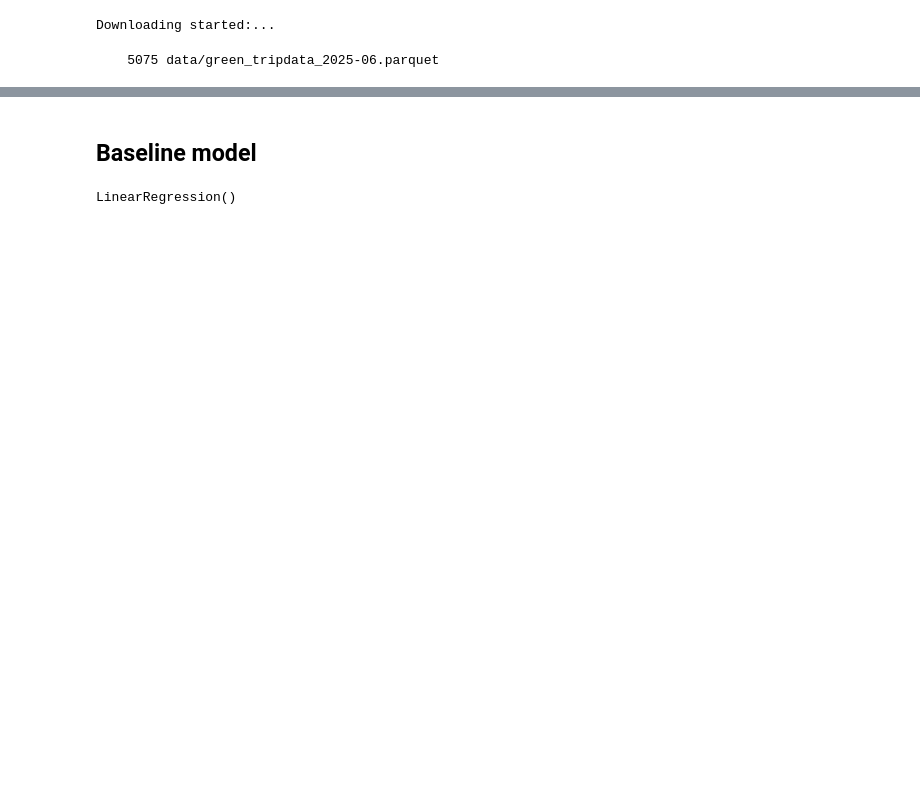
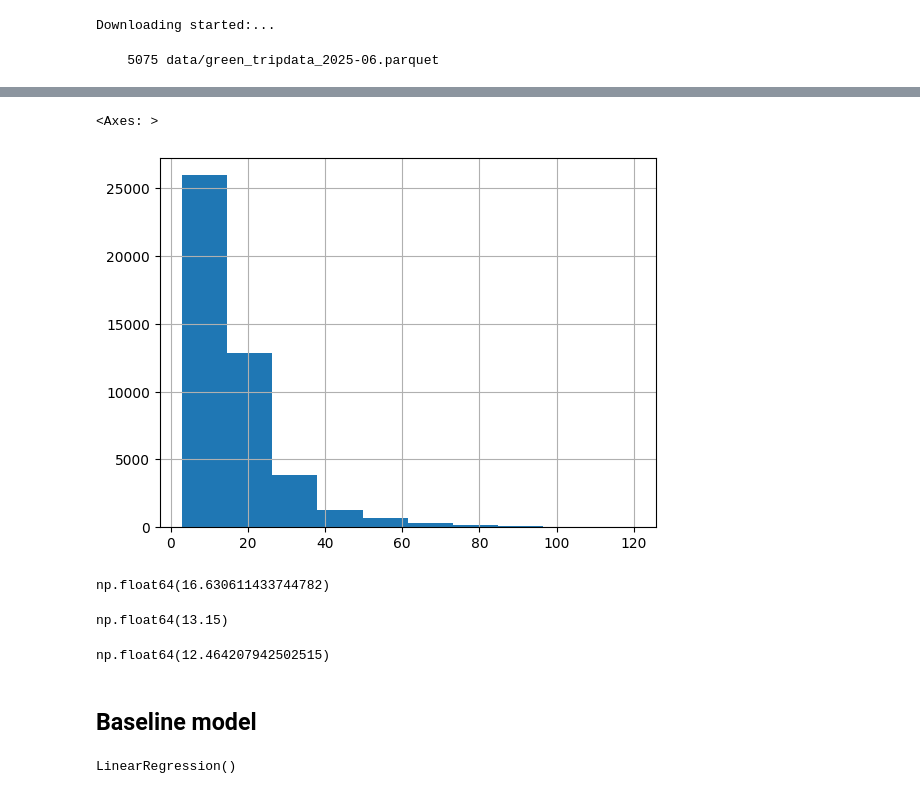
Before and after one commit to emeli-dral/a_experiments_2025, a Jupyter notebook: regression_experiment.ipynb, the cells around one changed output, grey strips where cells are left out. Saved outputs shown, nothing was run; the diff lists cells and outputs as text; code cells hidden in the pictures; blank space fills up the shorter version.

```diff
--- a/regression_experiment.ipynb
+++ b/regression_experiment.ipynb
@@ -32,8 +19,8 @@ shap_model_interpretation.ipynb
 # %%
 !mkdir models
 # %%
-files = [('green_tripdata_2025-02.parquet', './data'),
-         ('green_tripdata_2025-03.parquet', './data')]
+files = [('green_tripdata_2025-06.parquet', './data'),
+         ('green_tripdata_2025-07.parquet', './data')]
 
 print("Downloading started:...")
 
@@ -54,6 +45,6 @@ Downloading started:...
 # %%
-train_data = pd.read_parquet("data/green_tripdata_2025-05.parquet")
-test_data = pd.read_parquet("data/green_tripdata_2025-06.parquet")
+train_data = pd.read_parquet("data/green_tripdata_2025-06.parquet")
+test_data = pd.read_parquet("data/green_tripdata_2025-07.parquet")
 # %%
 train_data.info()
 # %% [output]
@@ -115,3 +110,20 @@ See the caveats in the documentation: https://pandas.pydata.org/pandas-docs/stab
+# %%
+y_test.hist()
+# %% [output]
+<Axes: >
+[figure, added]
+# %%
+y_test.mean()
+# %% [output]
+np.float64(16.630611433744782)
+# %%
+y_test.median()
+# %% [output]
+np.float64(13.15)
+# %%
+y_test.std()
+# %% [output]
+np.float64(12.464207942502515)
 # %% [markdown]
 ## Baseline model
 # %%
```
Also changed, not shown: parts of 33 cells of this notebook.
